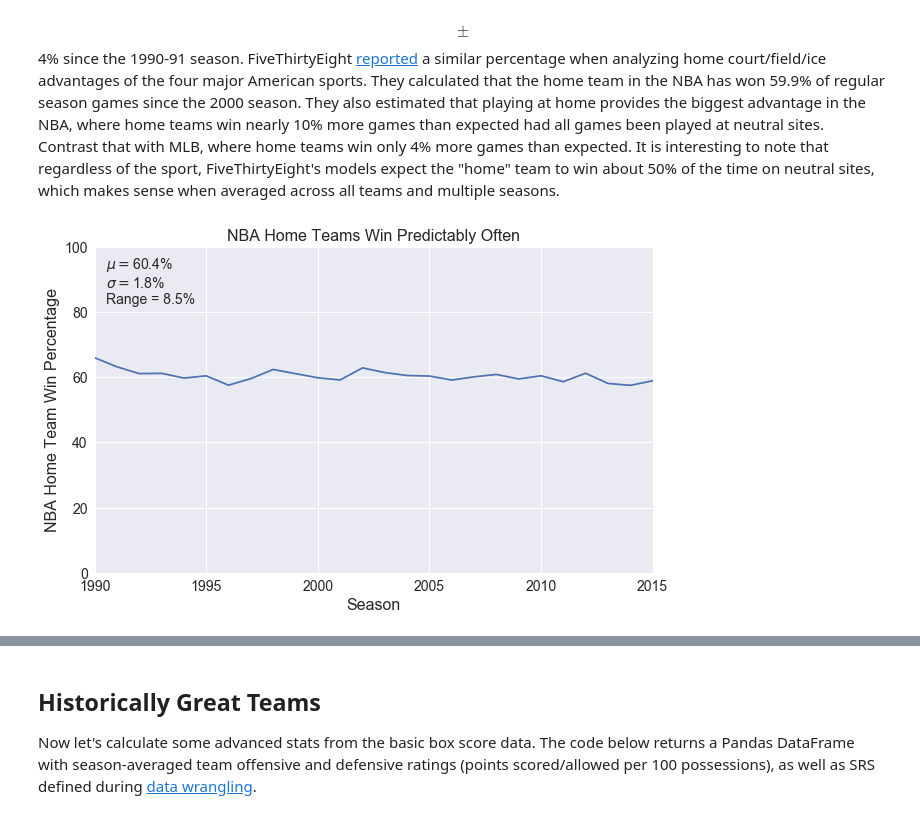
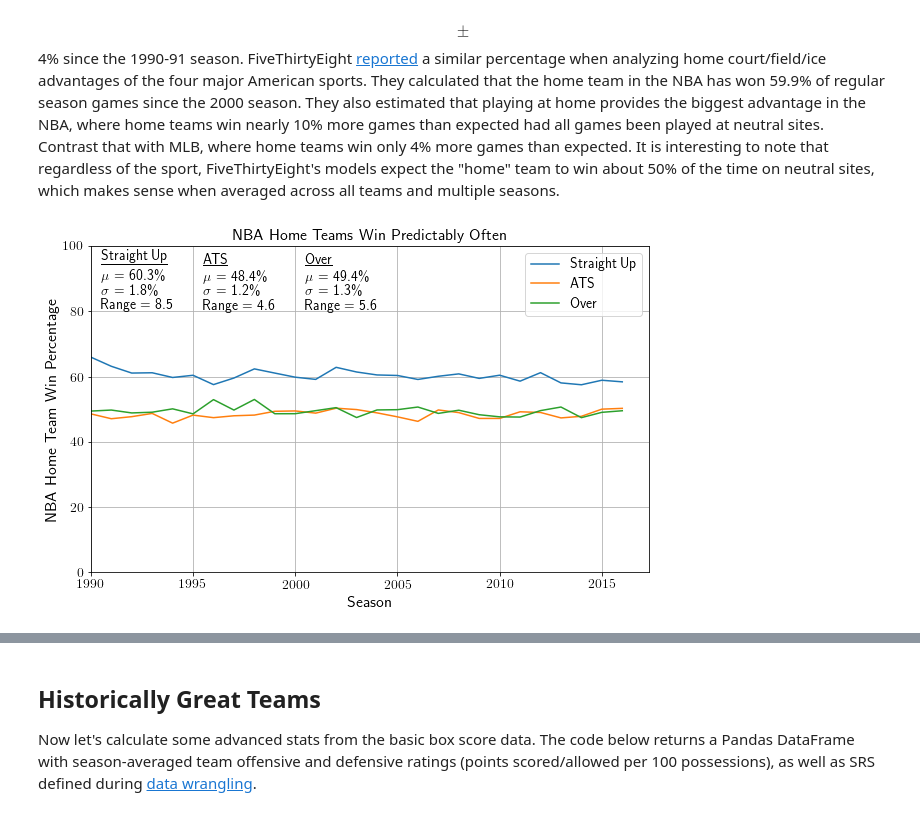
Before and after one commit to cedev935/databall-betting, a Jupyter notebook: notebooks/data-exploration.ipynb, the cells around one changed output, grey strips where cells are left out. Drawn from its saved outputs; the diff is of its cells as text; code cells hidden in the pictures.

```diff
--- a/notebooks/data-exploration.ipynb
+++ b/notebooks/data-exploration.ipynb
@@ -34,3 +34,6 @@ plt.rc('axes', labelsize=16)   # fontsize of the x and y labels
 plt.rc('xtick', labelsize=14)  # fontsize of the tick labels
 plt.rc('ytick', labelsize=14)  # fontsize of the tick labels
 plt.rc('legend', fontsize=14)  # legend fontsize
+
+from matplotlib import rc
+plt.rc('text', usetex=True)
@@ -37,6 +45,6 @@ plt.rc('legend', fontsize=14)  # legend fontsize
 # %% [markdown]
 We then need to connect to the database generated during the [data wrangling](data-wrangling.md) process.
 # %%
-conn = sqlite3.connect('../nba.db')
+conn = sqlite3.connect('../data/nba.db')
 # %% [markdown]
 Without knowing what two teams are playing, a reasonable baseline prediction is probably that the home team wins. Let's take a look at how often that actually happens in the NBA. The SQL query below calculates the home team's winning percentage since the 1990-91 season and groups the results by season. Specifically, it sums up all occurrences of 'W' in the HOME_WL column and divides by the total number of games in a given season.
@@ -50,17 +51,44 @@ data = pd.read_sql('''
+# %%
+data = pd.read_sql('''
+    SELECT
+        SEASON,
+        100.0 * SUM(CASE WHEN HOME_WL = 'W' THEN 1 ELSE 0 END) / COUNT(HOME_WL) AS HomeWinPct,
+        100.0 * SUM(CASE WHEN HOME_SPREAD_WL = 'W' THEN 1 ELSE 0 END) / COUNT(HOME_SPREAD_WL) AS HomeWinPctATS,
+        100.0 * SUM(CASE WHEN OU_RESULT = 'O' THEN 1 ELSE 0 END) / COUNT(OU_RESULT) AS OverPct,
+        AVG(OVER_UNDER) AS AVG_OVER_UNDER,
+        AVG(HOME_SPREAD) AS AVG_HOME_SPREAD,
+        2 * AVG(PTS) as AVG_PTS,
+        AVG(FG3A) as AVG3
+    FROM games
+    JOIN betting ON games.ID IS betting.GAME_ID
+    JOIN team_game_stats ON games.ID IS team_game_stats.GAME_ID
+    GROUP BY SEASON''', conn)
 # %% [markdown]
 The plot below shows home team win percentage across the league from 1990-2015. The chart along with the annotation show that the home team wins about 60% of the time historically. That rate is also remarkably consistent. It has a standard deviation of less than 2% and has stayed within about $$\pm$$4% since the 1990-91 season. FiveThirtyEight [reported](https://fivethirtyeight.com/features/a-home-playoff-game-is-a-big-advantage-unless-you-play-hockey/) a similar percentage when analyzing home court/field/ice advantages of the four major American sports. They calculated that the home team in the NBA has won 59.9% of regular season games since the 2000 season. They also estimated that playing at home provides the biggest advantage in the NBA, where home teams win nearly 10% more games than expected had all games been played at neutral sites. Contrast that with MLB, where home teams win only 4% more games than expected. It is interesting to note that regardless of the sport, FiveThirtyEight's models expect the "home" team to win about 50% of the time on neutral sites, which makes sense when averaged across all teams and multiple seasons.
 # %%
-pct = data.HomeWinPct
+wpct = data.HomeWinPct
+wpct_ats = data.HomeWinPctATS
+opct = data.OverPct
 plt.figure(figsize=(10, 6))
-plt.plot(data.SEASON, pct)
-plt.text(1990.5, 83,
-         '$\mu=${0:.1f}%\n$\sigma=${1:.1f}%\nRange = {2:.1f}%'
-         .format(np.mean(pct), np.std(pct), np.ptp(pct)))
+plt.plot(data.SEASON, wpct, label='Straight Up')
+plt.plot(data.SEASON, wpct_ats, label='ATS')
+plt.plot(data.SEASON, opct, label='Over')
+plt.text(1990.5, 80.5,
+         '\\underline{Straight Up}\n' + '$\mu$ = {0:.1f}\%\n$\sigma$ = {1:.1f}\%\nRange = {2:.1f}%'
+         .format(np.mean(wpct), np.std(wpct), np.ptp(wpct)))
+plt.text(1995.5, 80.5,
+         '\\underline{ATS}\n' + '$\mu$ = {0:.1f}\%\n$\sigma$ = {1:.1f}\%\nRange = {2:.1f}%'
+         .format(np.mean(wpct_ats), np.std(wpct_ats), np.ptp(wpct_ats)))
+plt.text(2000.5, 80.5,
+         '\\underline{Over}\n' + '$\mu$ = {0:.1f}\%\n$\sigma$ = {1:.1f}\%\nRange = {2:.1f}%'
+         .format(np.mean(opct), np.std(opct), np.ptp(opct)))
 plt.xlabel('Season')
 plt.ylabel('NBA Home Team Win Percentage')
 plt.title('NBA Home Teams Win Predictably Often')
-plt.xlim(1990, 2015)
+plt.xlim(1990)
 plt.ylim(0, 100)
+plt.legend()
+plt.grid()
 plt.show()
 # %% [output]
-[figure, old version]
+[figure, new version]
```
Also changed, not shown: parts of 33 cells of this notebook.
